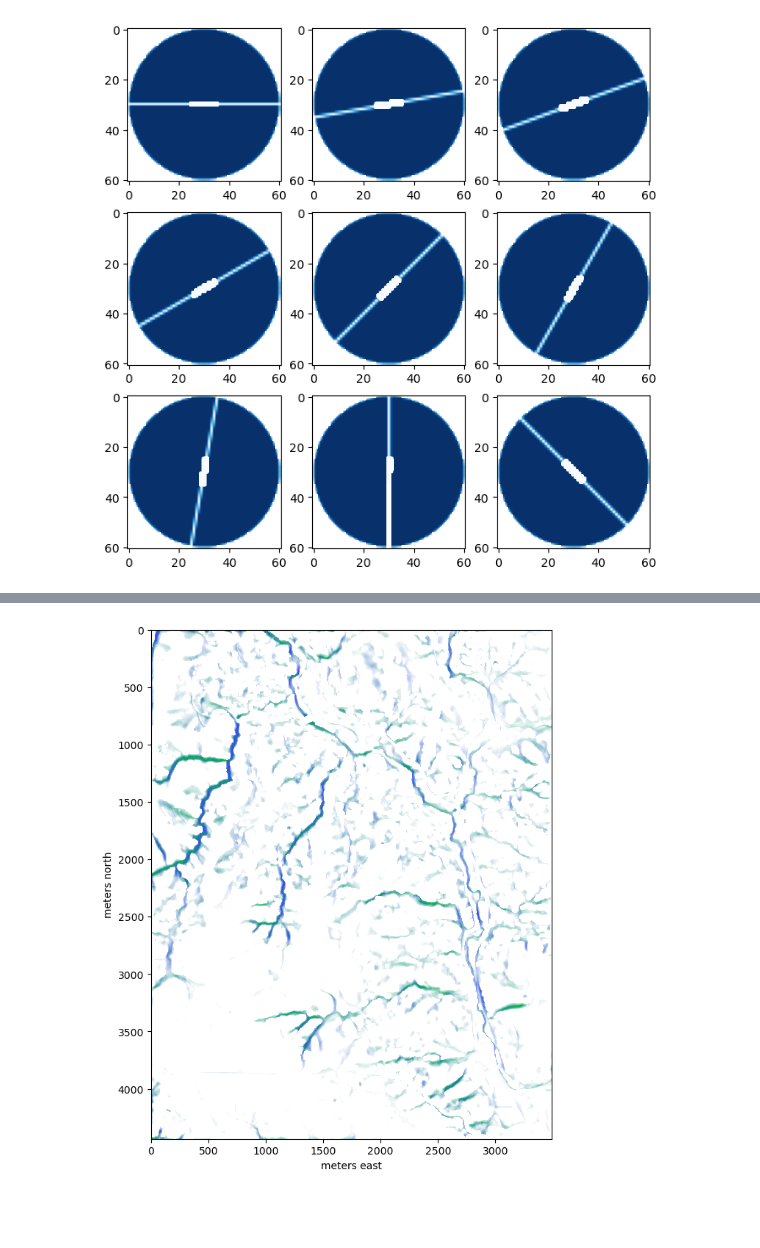
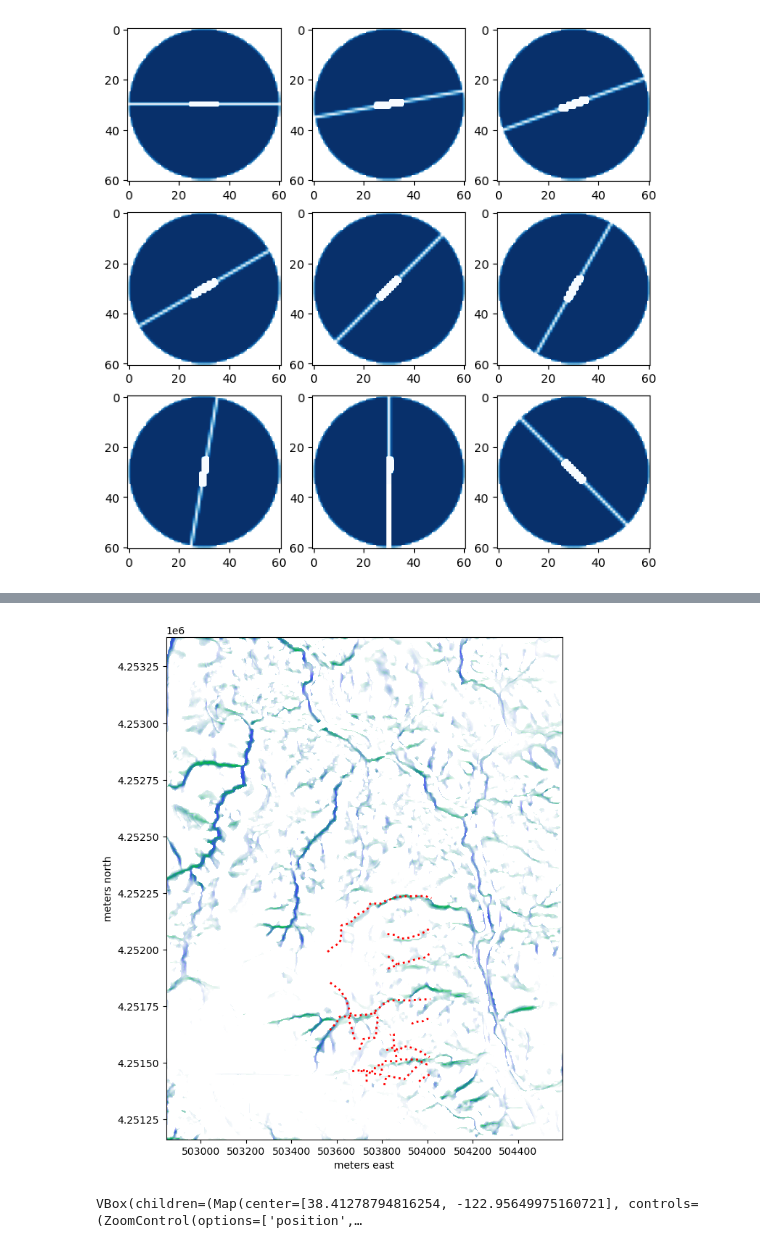
Before and after one commit to dsi-rse/gully-map, a Jupyter notebook: notebooks/convolution-kernels.ipynb, the cells around one changed output, grey strips where cells are left out. Cells and saved outputs as stored; diff of their text form; code cells hidden in the pictures; blank space fills up the shorter version.

```diff
--- a/notebooks/convolution-kernels.ipynb
+++ b/notebooks/convolution-kernels.ipynb
@@ -11,6 +15,9 @@ with rasterio.open("../data/Sonoma_DTM_2022-OAEC-0.01-degree.tif") as file:
     transform = file.transform
     crs = file.crs
     left, bottom, right, top = file.bounds
+# %%
+water = gpd.read_file("../data/oaec-water.gpkg").to_crs(crs)
+roads = gpd.read_file("../data/oaec-roads.gpkg").to_crs(crs)
 # %%
 def point_in_disk(radius):
     width = 2 * radius + 1
@@ -165,11 +175,12 @@ for i, angle in enumerate(angles):
 # %%
 fig, ax = plt.subplots(figsize=(10, 9))
 
-ax.imshow(directed)
+ax.imshow(directed, extent=(left, right, bottom, top))
+water.plot(ax=ax, edgecolor="red", lw=2, ls=":", alpha=1)
 
 ax.set_xlabel("meters east")
 ax.set_ylabel("meters north")
 
 None
 # %% [output]
-[figure, old version]
+[figure, new version]
@@ -175,0 +200,23 @@ None
+# %%
+LOCATION = (38.41278794816254, -122.95649975160721)
+
+overlay = ImageOverlay(url=data_url, bounds=(southwest[::-1], northeast[::-1]))
+
+circle = CircleMarker(location=LOCATION, radius=2, color="red")
+
+m = Map(center=LOCATION, zoom=14)
+m.add_layer(overlay)
+m.add_layer(circle)
+out = Output()
+
+def handle_map_click(**kwargs):
+    if kwargs.get("type") == "click":
+        latlng = kwargs.get("coordinates")
+        with out:
+            circle.location = latlng
+            print(f"longitude, latitude = {latlng[::-1]}")
+m.on_interaction(handle_map_click)
+
+display(VBox([m, out]))
+# %% [output]
+VBox(children=(Map(center=[38.41278794816254, -122.95649975160721], controls=(ZoomControl(options=['position',…
```
Also changed, not shown: parts of 6 cells of this notebook.
